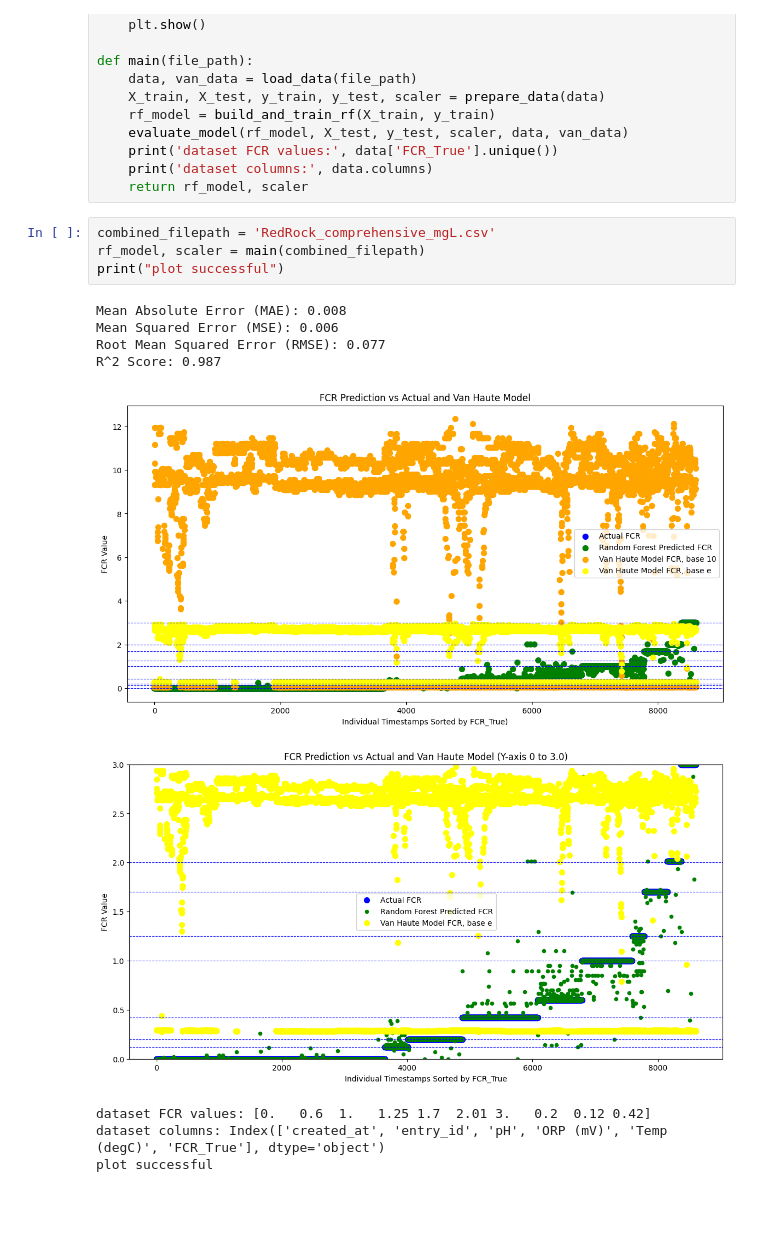
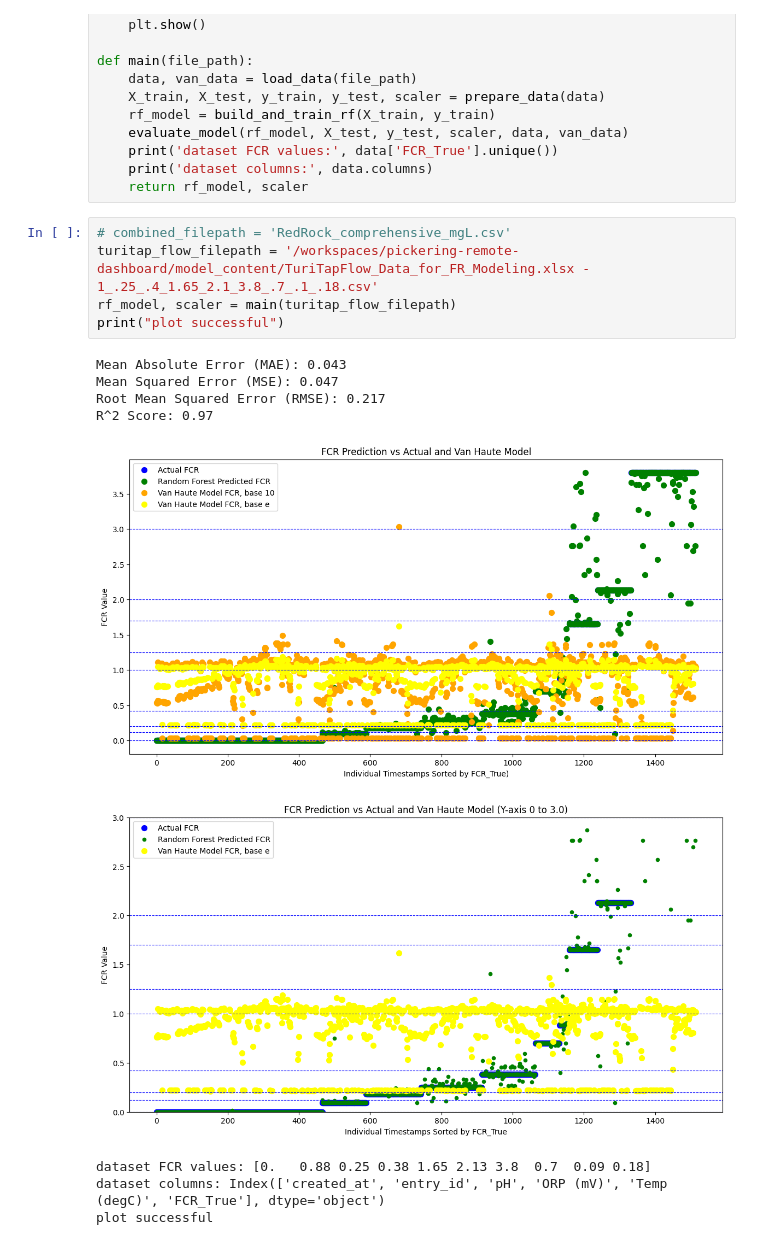
Before and after one commit to spratiyush/pickering-remote-dashboard, a Jupyter notebook: model_content/pickering_modeling.ipynb, the cells around one changed output. Cells and saved outputs as stored; diff of their text form; blank space fills up the shorter version.

Commit message:
updates with turitap continuous flow data

```diff
--- a/model_content/pickering_modeling.ipynb
+++ b/model_content/pickering_modeling.ipynb
@@ -159,17 +160,18 @@ def main(file_path):
     print('dataset columns:', data.columns)
     return rf_model, scaler
 # %%
-combined_filepath = 'RedRock_comprehensive_mgL.csv'
-rf_model, scaler = main(combined_filepath)
+# combined_filepath = 'RedRock_comprehensive_mgL.csv'
+turitap_flow_filepath = '/workspaces/pickering-remote-dashboard/model_content/TuriTapFlow_Data_for_FR_Modeling.xlsx - 1_.25_.4_1.65_2.1_3.8_.7_.1_.18.csv'
+rf_model, scaler = main(turitap_flow_filepath)
 print("plot successful")
 # %% [output]
-Mean Absolute Error (MAE): 0.008
-Mean Squared Error (MSE): 0.006
-Root Mean Squared Error (RMSE): 0.077
-R^2 Score: 0.987
+Mean Absolute Error (MAE): 0.043
+Mean Squared Error (MSE): 0.047
+Root Mean Squared Error (RMSE): 0.217
+R^2 Score: 0.97
-[figure, old version]
+[figure, new version]
-[figure, old version]
+[figure, new version]
-dataset FCR values: [0.   0.6  1.   1.25 1.7  2.01 3.   0.2  0.12 0.42]
+dataset FCR values: [0.   0.88 0.25 0.38 1.65 2.13 3.8  0.7  0.09 0.18]
 dataset columns: Index(['created_at', 'entry_id', 'pH', 'ORP (mV)', 'Temp (degC)', 'FCR_True'], dtype='object')
 plot successful
 # %%
```
Also changed, not shown: parts of 4 cells of this notebook, 2 other files.
